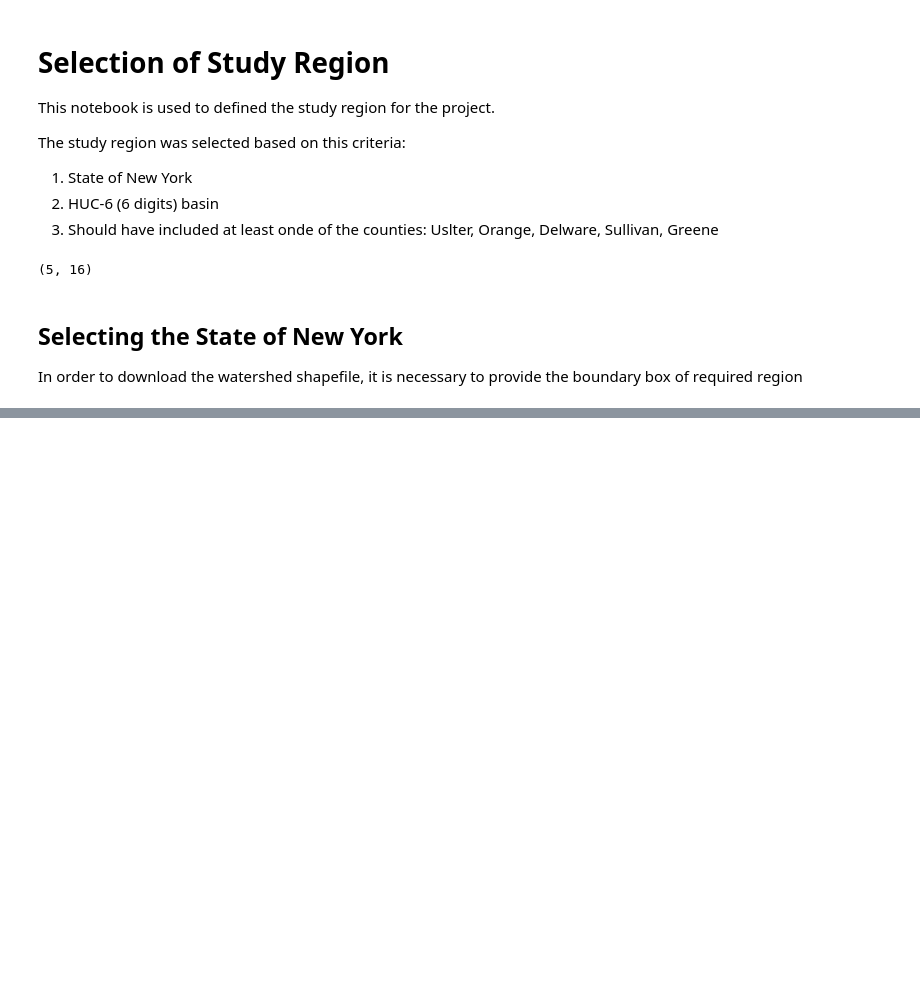
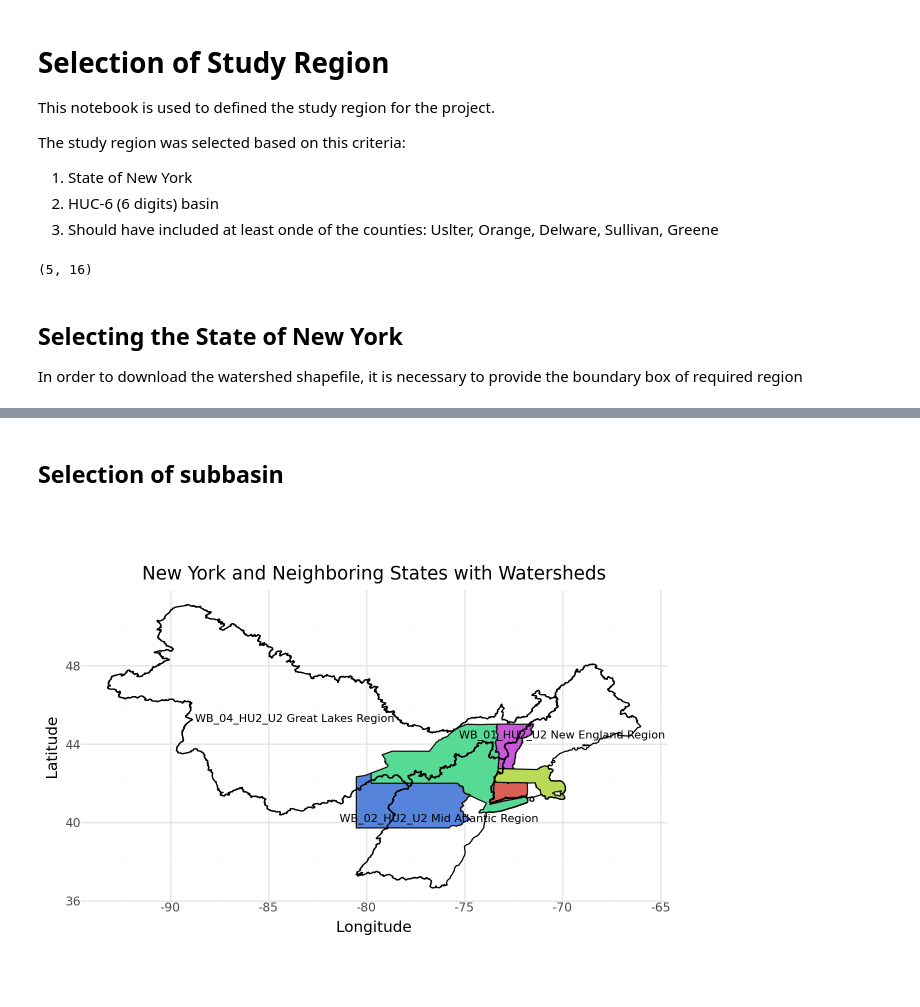
Before and after one commit to vpalvesalan/Unit-hydrograph-Model, a Jupyter notebook: notebooks/prepocessing/selection of study region.ipynb, the cells around one changed output, grey strips where cells are left out. Drawn from its saved outputs; the diff is of its cells as text; code cells hidden in the pictures; blank space fills up the shorter version.

```diff
--- a/notebooks/prepocessing/selection of study region.ipynb
+++ b/notebooks/prepocessing/selection of study region.ipynb
@@ -76,3 +85,75 @@ bbox = dict(bottom_left = bottom_left, bottom_right = bottom_right, top_right=to
 # Export in Json format
 with open(project_base_path / 'data' / 'other' / 'ny_neighboring_bbox.json', 'w') as f:
     json.dump(bbox, f, indent=4)
+# %% [markdown]
+## Selection of subbasin
+# %%
+WB_01_HU2_U2_path = shapefiles_base_path / 'WBD_01_HU2_Shape' / 'Shape' / 'WBDHU2.shp'
+WB_02_HU2_U2_path = shapefiles_base_path / 'WBD_02_HU2_Shape' / 'Shape' / 'WBDHU2.shp'
+WB_04_HU2_U2_path = shapefiles_base_path / 'WBD_04_HU2_Shape' / 'Shape' / 'WBDHU2.shp'
+
+# Load Watershed Boundaries
+WB_01_HU2_U2 = gpd.read_file(WB_01_HU2_U2_path)
+WB_02_HU2_U2 = gpd.read_file(WB_02_HU2_U2_path)
+WB_04_HU2_U2 = gpd.read_file(WB_04_HU2_U2_path)
+
+# us_county = gpd.read_file(us_county_path)
+# %%
+# Dictionary mapping object names to the objects
+WB_objects = {
+    "WB_01_HU2_U2": WB_01_HU2_U2,
+    "WB_02_HU2_U2": WB_02_HU2_U2,
+    "WB_04_HU2_U2": WB_04_HU2_U2
+}
+
+# Create the DataFrame
+WB_HU2_DESC = pd.DataFrame({
+    'lon': [float(source.geometry.centroid.x) for source in WB_objects.values()],
+    'lat': [float(source.geometry.centroid.y) for source in WB_objects.values()],
+    'desc': [f"{name} {source['name'].iloc[0]}" for name, source in WB_objects.items()]
+})
+
+
+sub_basin_map = (
+    ggplot(us_eastern)
+    + geom_map(
+        mapping=aes(fill="NAME", geometry="geometry"),
+        data=us_eastern,
+        inherit_aes=False
+    )
+    + coord_fixed()
+    + theme_minimal()
+    + theme(legend_position="none", panel_grid_major=None, panel_grid_minor=None)
+    + labs(title="New York and Neighboring States with Watersheds", x="Longitude", y="Latitude")
+    + geom_map(
+        mapping=aes(geometry="geometry"),
+        data=WB_01_HU2_U2,
+        inherit_aes=False,
+        color='black',
+        fill=None
+    )
+    + geom_map(
+        mapping=aes(geometry="geometry"),
+        data=WB_02_HU2_U2,
+        inherit_aes=False,
+        color='black',
+        fill=None
+    )
+    + geom_map(
+        mapping=aes(geometry="geometry"),
+        data=WB_04_HU2_U2,
+        inherit_aes=False,
+        color='black',
+        fill=None
+    )
+    + geom_text(
+        mapping=aes(x='lon', y="lat", label='desc'),
+        data=WB_HU2_DESC,
+        inherit_aes=False,
+        size=8,
+        color="black"
+    )
+)
+sub_basin_map
+# %% [output]
+[figure, added]
```
Also changed, not shown: parts of 3 cells of this notebook, 2 other files.
